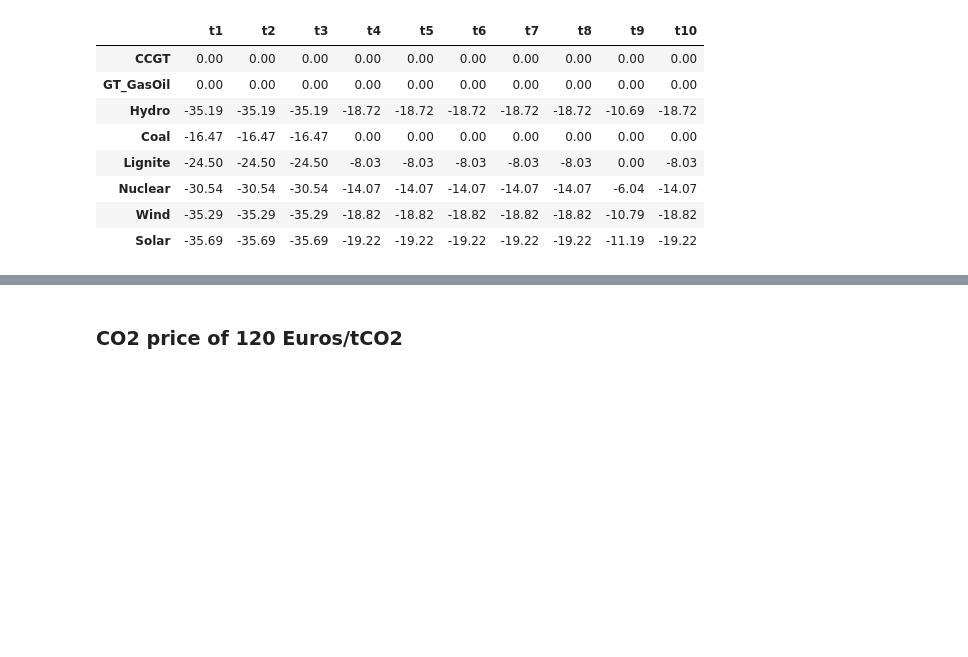
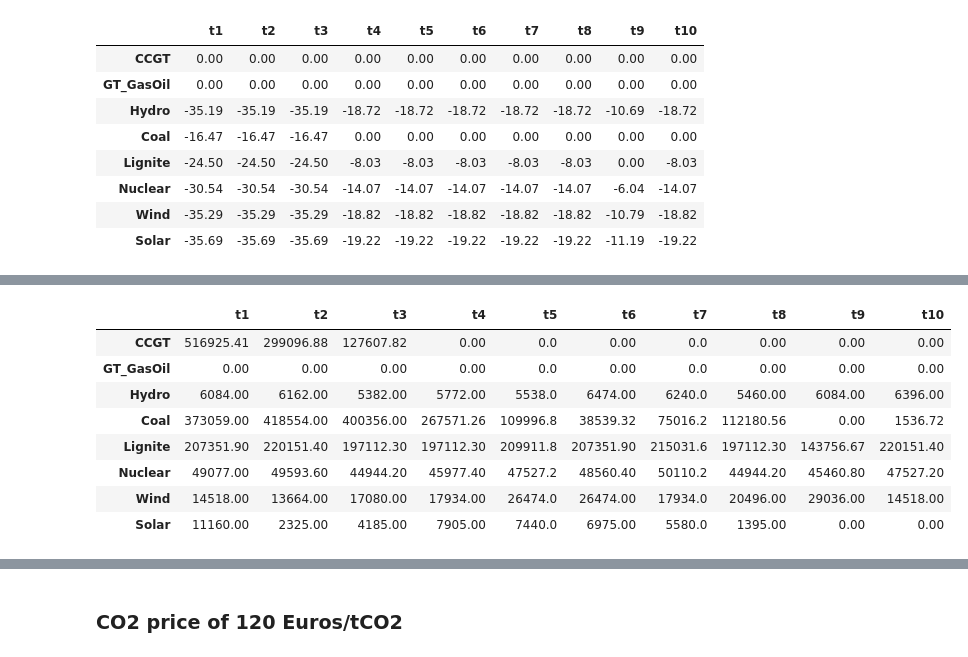
Before and after one commit to dh8sn8/Power-Plant-Dispatch, a Jupyter notebook: group_project.ipynb, the cells around one changed output, grey strips where cells are left out. Cells and saved outputs as stored; diff of their text form; code cells hidden in the pictures; blank space fills up the shorter version.

```diff
--- a/group_project.ipynb
+++ b/group_project.ipynb
@@ -331,0 +346,13 @@ dual_prices
+# %%
+operational_costs = dispatch.multiply(tech_data_noCO2price.set_index('tech')['marginal_cost'],axis=0)
+operational_costs
+# %% [output]
+|  | t1 | t2 | t3 | t4 | t5 | t6 | t7 | t8 | t9 | t10 |
+| CCGT | 516925.41 | 299096.88 | 127607.82 | 0.00 | 0.0 | 0.00 | 0.0 | 0.00 | 0.00 | 0.00 |
+| GT_GasOil | 0.00 | 0.00 | 0.00 | 0.00 | 0.0 | 0.00 | 0.0 | 0.00 | 0.00 | 0.00 |
+| Hydro | 6084.00 | 6162.00 | 5382.00 | 5772.00 | 5538.0 | 6474.00 | 6240.0 | 5460.00 | 6084.00 | 6396.00 |
+| Coal | 373059.00 | 418554.00 | 400356.00 | 267571.26 | 109996.8 | 38539.32 | 75016.2 | 112180.56 | 0.00 | 1536.72 |
+| Lignite | 207351.90 | 220151.40 | 197112.30 | 197112.30 | 209911.8 | 207351.90 | 215031.6 | 197112.30 | 143756.67 | 220151.40 |
+| Nuclear | 49077.00 | 49593.60 | 44944.20 | 45977.40 | 47527.2 | 48560.40 | 50110.2 | 44944.20 | 45460.80 | 47527.20 |
+| Wind | 14518.00 | 13664.00 | 17080.00 | 17934.00 | 26474.0 | 26474.00 | 17934.0 | 20496.00 | 29036.00 | 14518.00 |
+| Solar | 11160.00 | 2325.00 | 4185.00 | 7905.00 | 7440.0 | 6975.00 | 5580.0 | 1395.00 | 0.00 | 0.00 |
```
Also changed, not shown: parts of 18 cells of this notebook, 3 other files.
